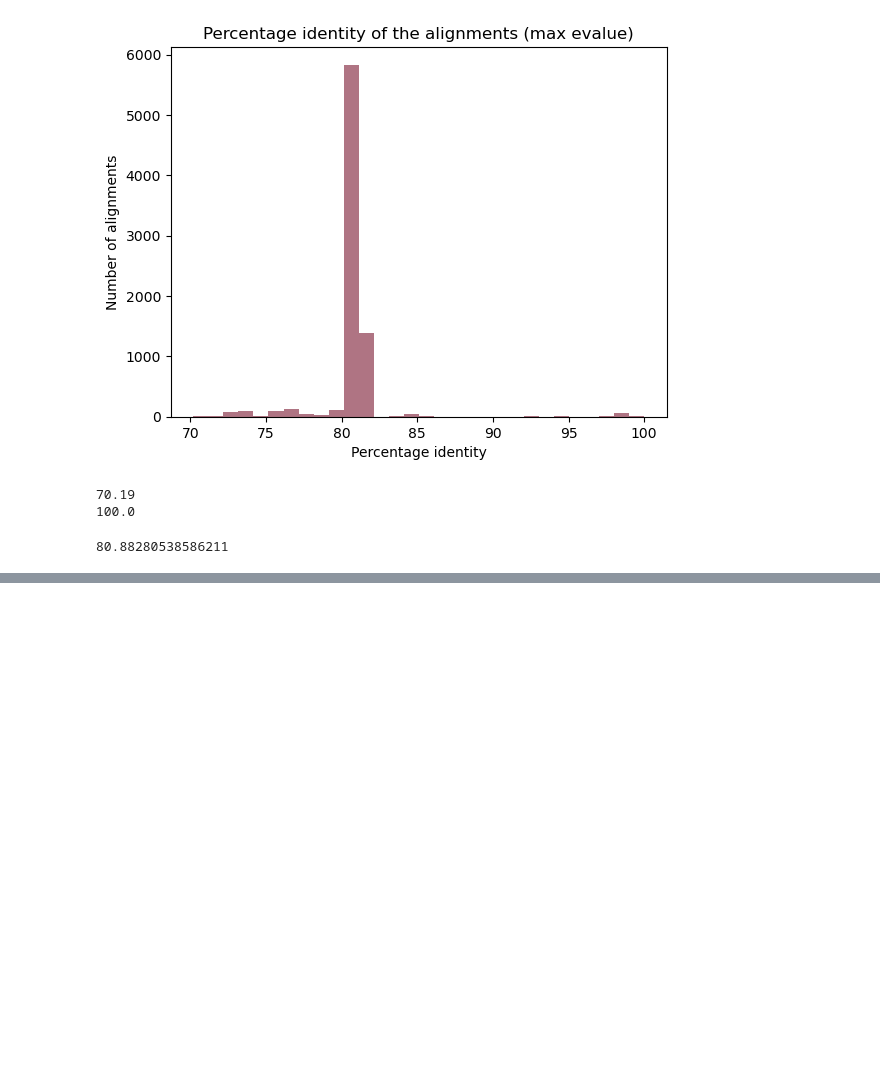
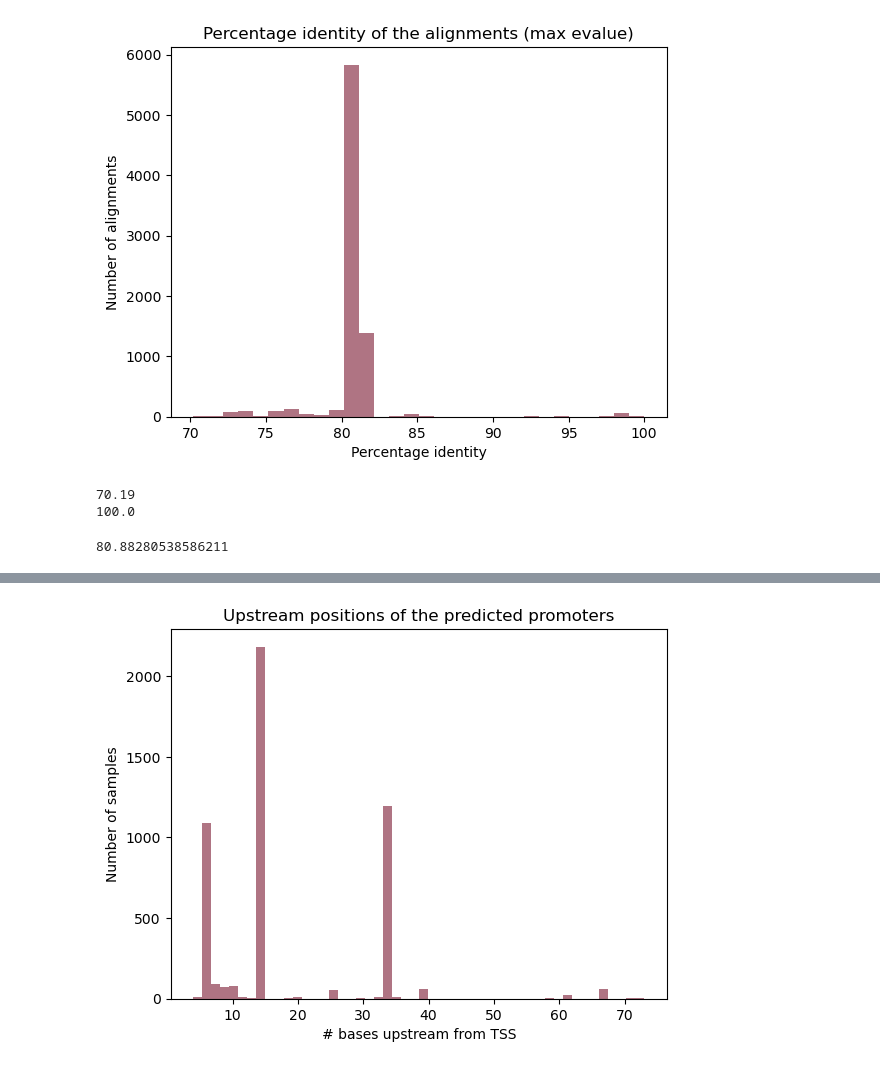
Before and after one commit to Eugenio-Molphe/IroN-project, a Jupyter notebook: Scripts_Results_Report/get_methodological_data.ipynb, the cells around one changed output, grey strips where cells are left out. Saved outputs shown, nothing was run; the diff lists cells and outputs as text; code cells hidden in the pictures; blank space fills up the shorter version.

```diff
--- a/Scripts_Results_Report/get_methodological_data.ipynb
+++ b/Scripts_Results_Report/get_methodological_data.ipynb
@@ -56,0 +249,8 @@ print(mode_value)
+# %%
+plt.hist(positionsList, bins=50, color='#8E394E', alpha=0.7)
+plt.xlabel('# bases upstream from TSS')
+plt.ylabel('Number of samples')
+plt.title('Upstream positions of the predicted promoters')
+plt.show()
+# %% [output]
+[figure, added]
```
Also changed, not shown: parts of 14 cells of this notebook, 3 other files.
